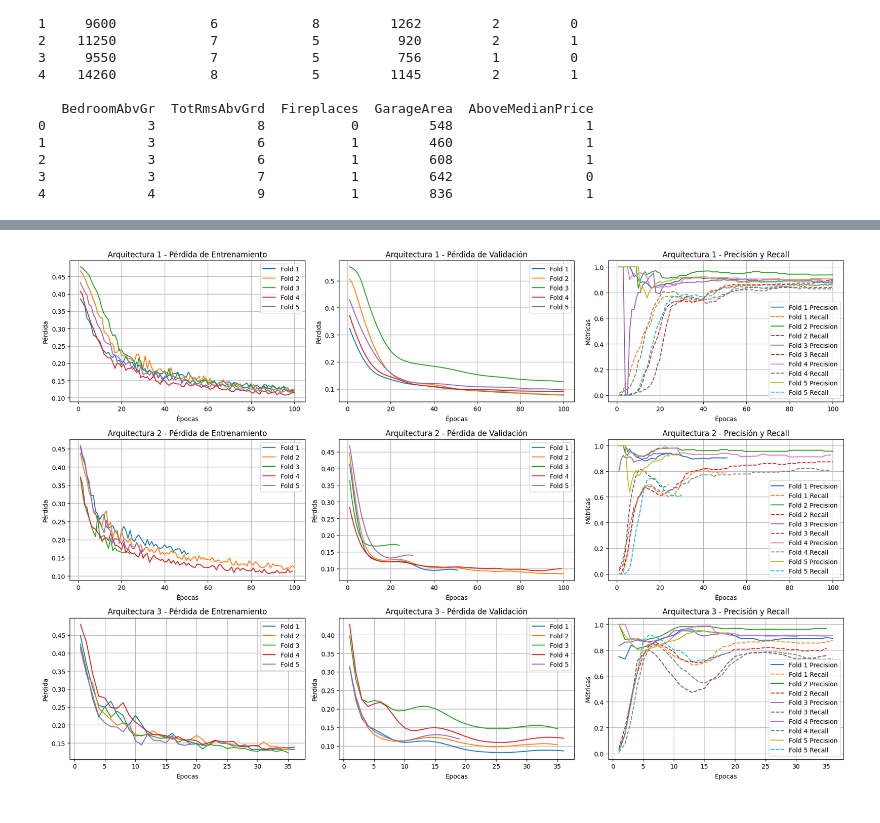
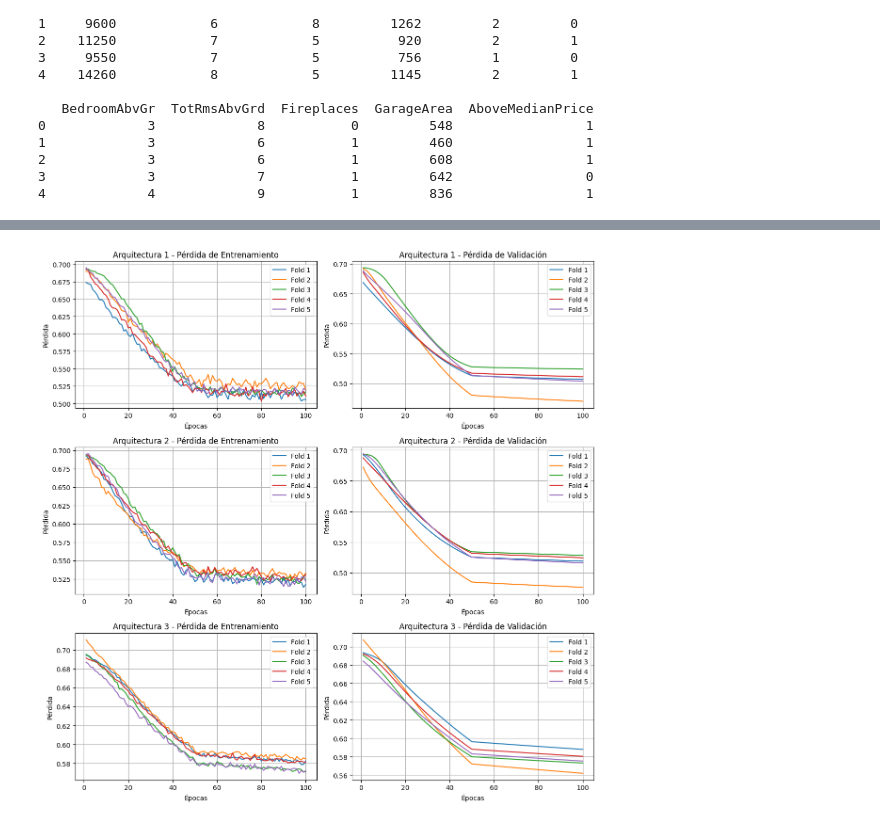
Before and after one commit to Ans-Soft/Simulacion-Iris, a Jupyter notebook: deepLearning.ipynb, the cells around one changed output, grey strips where cells are left out. Cells and saved outputs as stored; diff of their text form; code cells hidden in the pictures.

```diff
--- a/deepLearning.ipynb
+++ b/deepLearning.ipynb
@@ -174,15 +164,14 @@ def validar_cruzado_modelo(clase_modelo, criterio, clase_optimizador, caracterí
 # %%
 # Experimentar con diferentes arquitecturas y parámetros
 arquitecturas = [
-    {'hidden1_size': 64, 'hidden2_size': 32, 'dropout_prob': 0.4},
-    {'hidden1_size': 128, 'hidden2_size': 64, 'dropout_prob': 0.6},
-    {'hidden1_size': 256, 'hidden2_size': 128, 'dropout_prob': 0.6},
+    {'hidden1_size': 64, 'hidden2_size': 32, 'dropout_prob': 0.4, 'lr': 0.001},
+    {'hidden1_size': 128, 'hidden2_size': 64, 'dropout_prob': 0.5, 'lr': 0.0005},
+    {'hidden1_size': 256, 'hidden2_size': 128, 'dropout_prob': 0.3, 'lr': 0.0001},
 ]
-
 resultados = []
 for arch in arquitecturas:
     print(f'Testando arquitectura: {arch}')
-    clase_modelo = lambda: HousePriceNN(input_size=features_tensor.shape[1], **arch)
-    resultado = validar_cruzado_modelo(clase_modelo, criterio, optim.Adam, features_tensor, labels_tensor, num_epochs=100, paciencia=10)
+    clase_modelo = lambda input_size: HousePriceNN(input_size=input_size, hidden1_size=arch['hidden1_size'], hidden2_size=arch['hidden2_size'], dropout_prob=arch['dropout_prob'])
+    resultado = validar_cruzado_modelo(clase_modelo, nn.BCEWithLogitsLoss(), arch['lr'], features_tensor, labels_tensor, num_epochs=100, paciencia=15)
     resultados.append(resultado)
 # %% [output]
@@ -206,39 +195,31 @@ Early stopping at epoch 19
 # %%
-# Graficar las pérdidas y las métricas adicionales para la validación cruzada
-fig, axes = plt.subplots(len(resultados), 3, figsize=(18, 12))
+# Graficar resultados
+fig, axes = plt.subplots(len(resultados), 2, figsize=(12, 12))
 
 for arch_idx, resultado in enumerate(resultados):
     for fold_idx, fold_result in enumerate(resultado):
         rango_epocas = range(1, len(fold_result['perdidas_entrenamiento']) + 1)
 
         axes[arch_idx, 0].plot(rango_epocas, fold_result['perdidas_entrenamiento'], label=f'Fold {fold_idx+1}')
+        axes[arch_idx, 0].set_title(f'Arquitectura {arch_idx+1} - Pérdida de Entrenamiento')
+        axes[arch_idx, 0].set_xlabel('Épocas')
+        axes[arch_idx, 0].set_ylabel('Pérdida')
+        axes[arch_idx, 0].grid(True)
+
         axes[arch_idx, 1].plot(rango_epocas, fold_result['perdidas_validacion'], label=f'Fold {fold_idx+1}')
-        axes[arch_idx, 2].plot(rango_epocas, fold_result['precisiones'], label=f'Fold {fold_idx+1} Precision')
-        axes[arch_idx, 2].plot(rango_epocas, fold_result['recalls'], label=f'Fold {fold_idx+1} Recall', linestyle='--')
+        axes[arch_idx, 1].set_title(f'Arquitectura {arch_idx+1} - Pérdida de Validación')
+        axes[arch_idx, 1].set_xlabel('Épocas')
+        axes[arch_idx, 1].set_ylabel('Pérdida')
+        axes[arch_idx, 1].grid(True)
 
-for arch_idx, ax in enumerate(axes):
-    ax[0].set_title(f'Arquitectura {arch_idx+1} - Pérdida de Entrenamiento')
-    ax[0].set_xlabel('Épocas')
-    ax[0].set_ylabel('Pérdida')
-    ax[0].legend()
-    ax[0].grid(True)
-
-    ax[1].set_title(f'Arquitectura {arch_idx+1} - Pérdida de Validación')
-    ax[1].set_xlabel('Épocas')
-    ax[1].set_ylabel('Pérdida')
-    ax[1].legend()
-    ax[1].grid(True)
-
-    ax[2].set_title(f'Arquitectura {arch_idx+1} - Precisión y Recall')
-    ax[2].set_xlabel('Épocas')
-    ax[2].set_ylabel('Métricas')
-    ax[2].legend()
-    ax[2].grid(True)
+# Ajustar leyendas y diseño
+for ax in axes.flatten():
+    ax.legend()
 
 plt.tight_layout()
 plt.show()
 # %% [output]
-[figure, old version]
+[figure, new version]
 # %%
 # Implementación de pruebas unitarias
 class TestHousePriceNN(unittest.TestCase):
```
Also changed, not shown: parts of 11 cells of this notebook.
